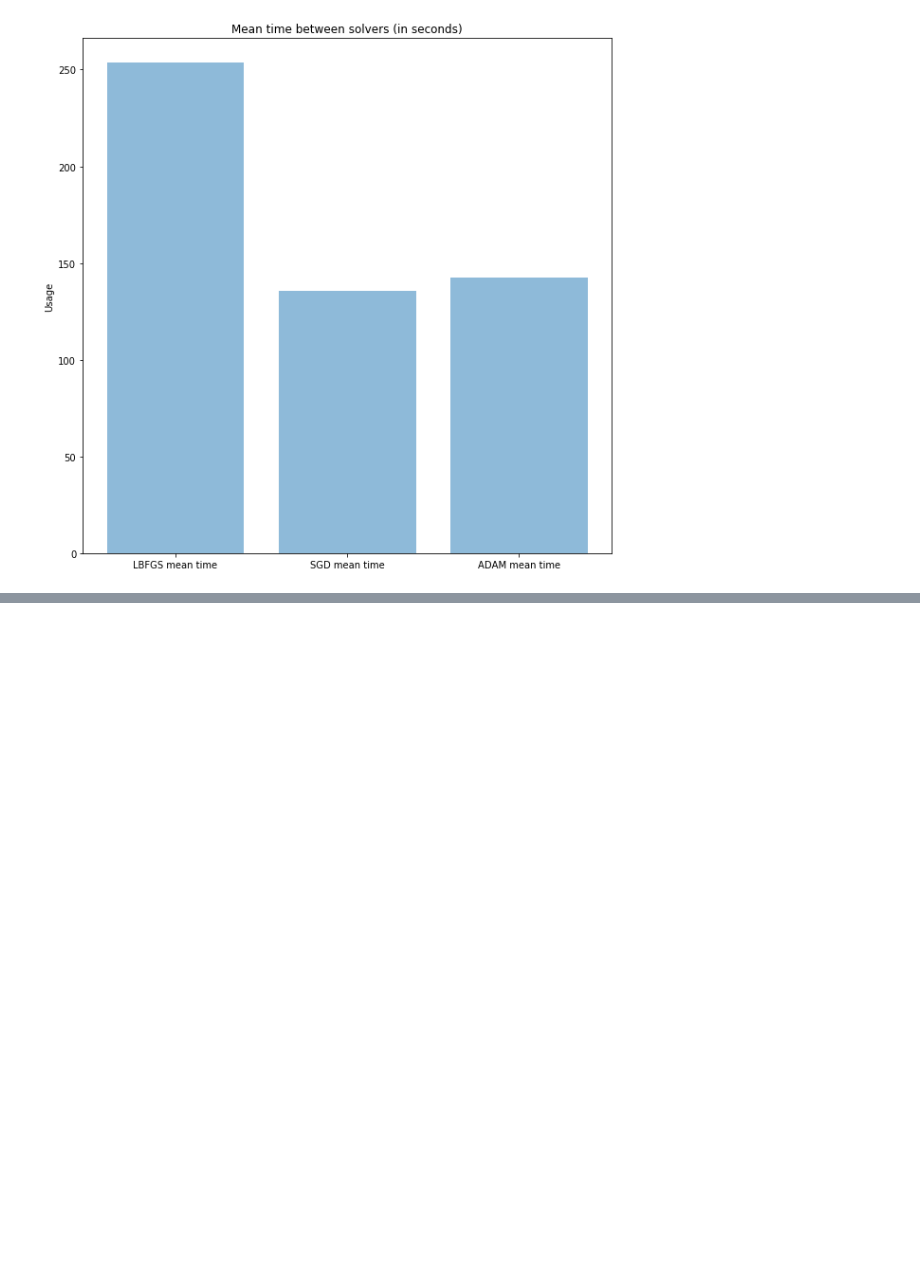
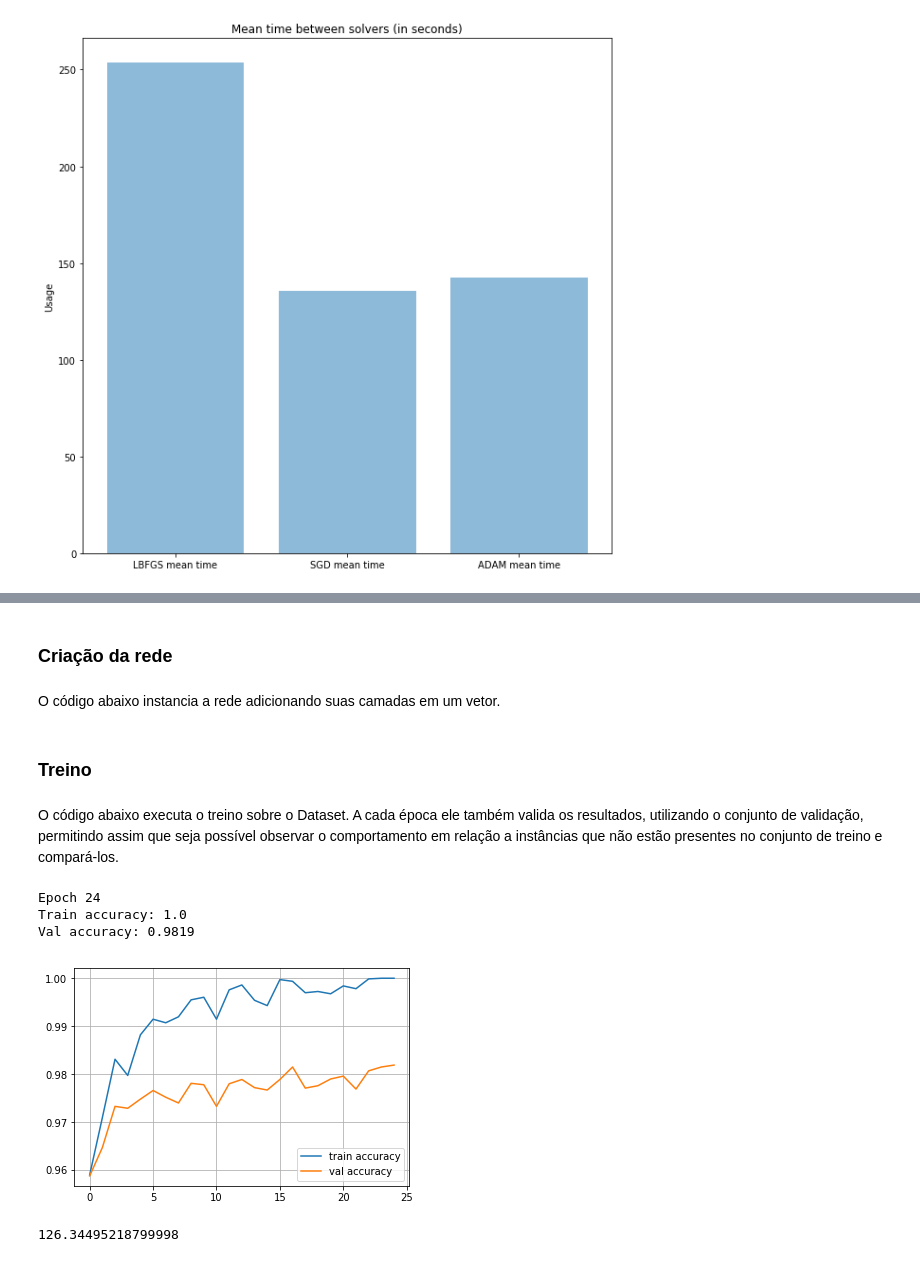
Before and after one commit to LimaEduardo/mnist-mlp, a Jupyter notebook: mnist-mlp.ipynb, the cells around one changed output, grey strips where cells are left out. Drawn from its saved outputs; the diff is of its cells as text; code cells hidden in the pictures; blank space fills up the shorter version.

```diff
--- a/mnist-mlp.ipynb
+++ b/mnist-mlp.ipynb
@@ -329,0 +669,4 @@ plt.show()
+# %% [markdown]
+### Criação da rede
+# %% [markdown]
+O código abaixo instancia a rede adicionando suas camadas em um vetor.
@@ -329,0 +682,35 @@ plt.show()
+# %% [markdown]
+### Treino
+# %% [markdown]
+O código abaixo executa o treino sobre o Dataset. A cada época ele também valida os resultados, utilizando o conjunto de validação, permitindo assim que seja possível observar o comportamento em relação a instâncias que não estão presentes no conjunto de treino e compará-los.
+# %%
+train_log = []
+val_log = []
+
+start = timer()
+for epoch in range(epochs):
+
+    for x_batch,y_batch in iterate_minibatches(X_train, y_train,batchsize = 32, shuffle = True):
+        train(network, x_batch, y_batch)
+
+    train_log.append(np.mean(predict(network, X_train) == y_train))
+    val_log.append(np.mean(predict(network, X_val) == y_val))
+
+    clear_output()
+    print("Epoch", epoch)
+    print("Train accuracy:", train_log[-1])
+    print("Val accuracy:", val_log[-1])
+    plt.plot(train_log, label = 'train accuracy')
+    plt.plot(val_log, label = 'val accuracy')
+    plt.legend(loc = 'best')
+    plt.grid()
+    plt.show()
+end = timer()
+our_total_time = end - start
+print(our_total_time)
+# %% [output]
+Epoch 24
+Train accuracy: 1.0
+Val accuracy: 0.9819
+[figure, added]
+126.34495218799998
```
Also changed, not shown: parts of 58 cells of this notebook, 4 other files.
